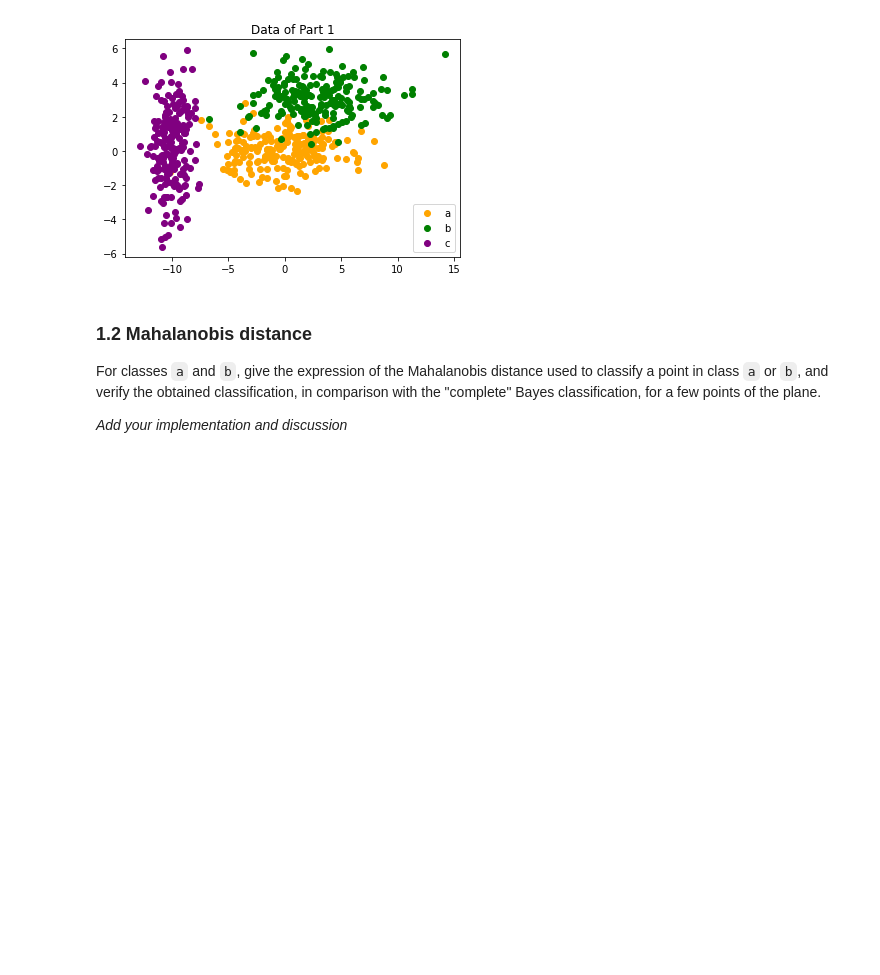
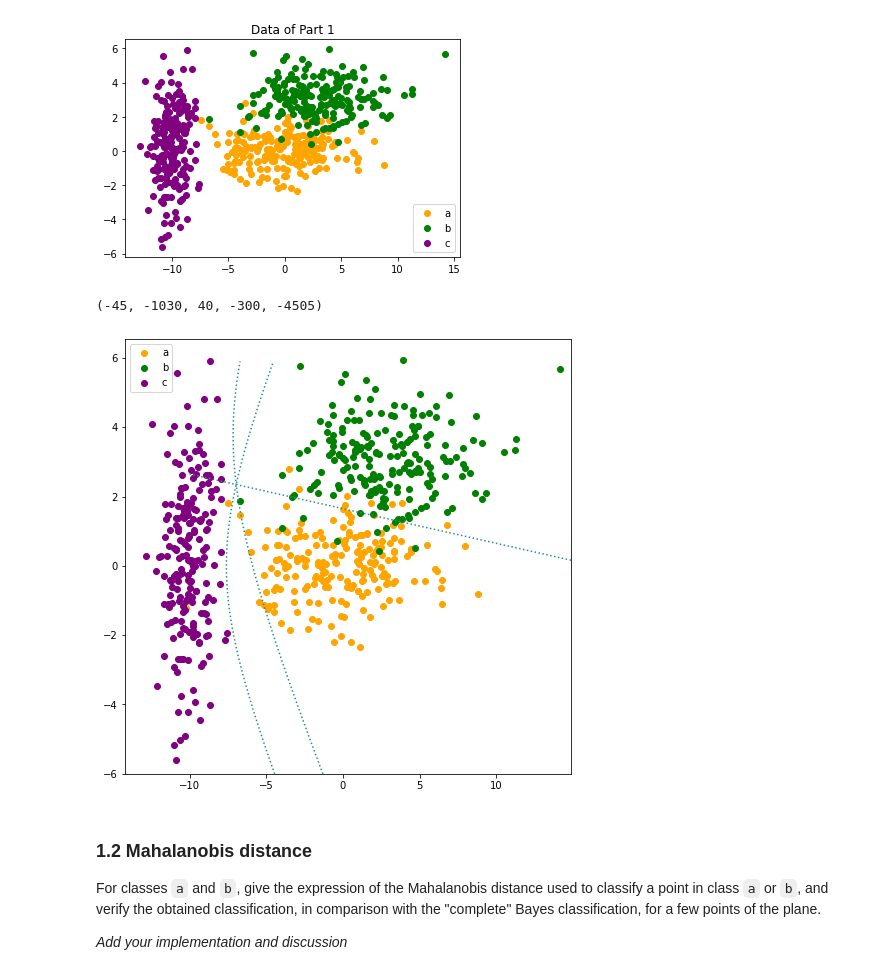
Before and after one commit to dhruti96shah/iapr-2020, a Jupyter notebook: labs/lab_03_classification_zahra.ipynb, the cells around one changed output. Drawn from its saved outputs; the diff is of its cells as text; code cells hidden in the pictures; blank space fills up the shorter version.

Commit message:
bayes method-add plots for decision boundaries

```diff
--- a/labs/lab_03_classification_zahra.ipynb
+++ b/labs/lab_03_classification_zahra.ipynb
@@ -113,6 +113,32 @@ def get_decision_curve_coefficients(d1,d2):
     temp_min =min(abs(temp))
 
     return int(round(coef_x_2)),int(round(coef_x_1)),int(coef_y_2.round()),int(coef_y_1.round()),int(coef_constant.round())
+# %%
+get_decision_curve_coefficients(a,b)
+get_decision_curve_coefficients(a,c)
+get_decision_curve_coefficients(b,c)
+# %% [output]
+(-45, -1030, 40, -300, -4505)
+# %%
+x_range = np.arange(-10, 15, 0.1)
+y_range = np.arange(-6, 6, 0.1)
+x_range, y_range = np.meshgrid(x_range, y_range)
+curve_ab = 2*x_range+20*y_range-33
+curve_ac = -9*x_range*x_range-200*x_range+8*y_range*y_range-1000
+curve_bc = -9*x_range*x_range-206*x_range+8*y_range*y_range-60*y_range-901
+fig = plt.figure(figsize = (8, 8))
+ax = fig.add_subplot(111)
+
+ax.scatter(a[:, 0], a[:, 1],  label = 'a',c='orange')
+ax.scatter(b[:, 0], b[:, 1],  label = 'b',c='green')
+ax.scatter(c[:, 0], c[:, 1],  label = 'c',c='purple')
+ax.contour(x_range, y_range, curve_ab, 0,linestyles='dotted',label='curve_ab')
+ax.contour(x_range, y_range, curve_ac, 0,linestyles='dotted',label='curve_ac')
+ax.contour(x_range, y_range, curve_bc, 0,linestyles='dotted',label='curve_bc')
+ax.legend()
+plt.show()
+# %% [output]
+[figure, added]
 # %% [markdown]
 ### 1.2 Mahalanobis distance
 For classes `a` and `b`, give the expression of the Mahalanobis distance used to classify a point in class `a` or `b`, and verify the obtained classification, in comparison with the "complete" Bayes classification, for a few points of the plane.
```
Also changed, not shown: parts of 1 cell of this notebook.
